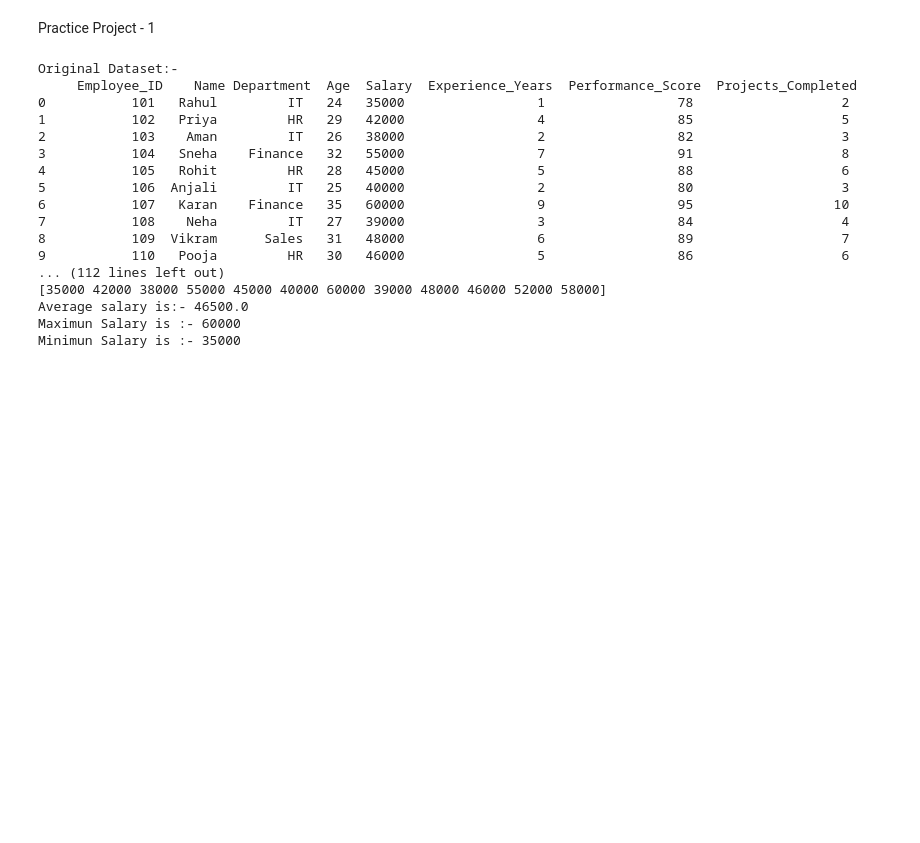
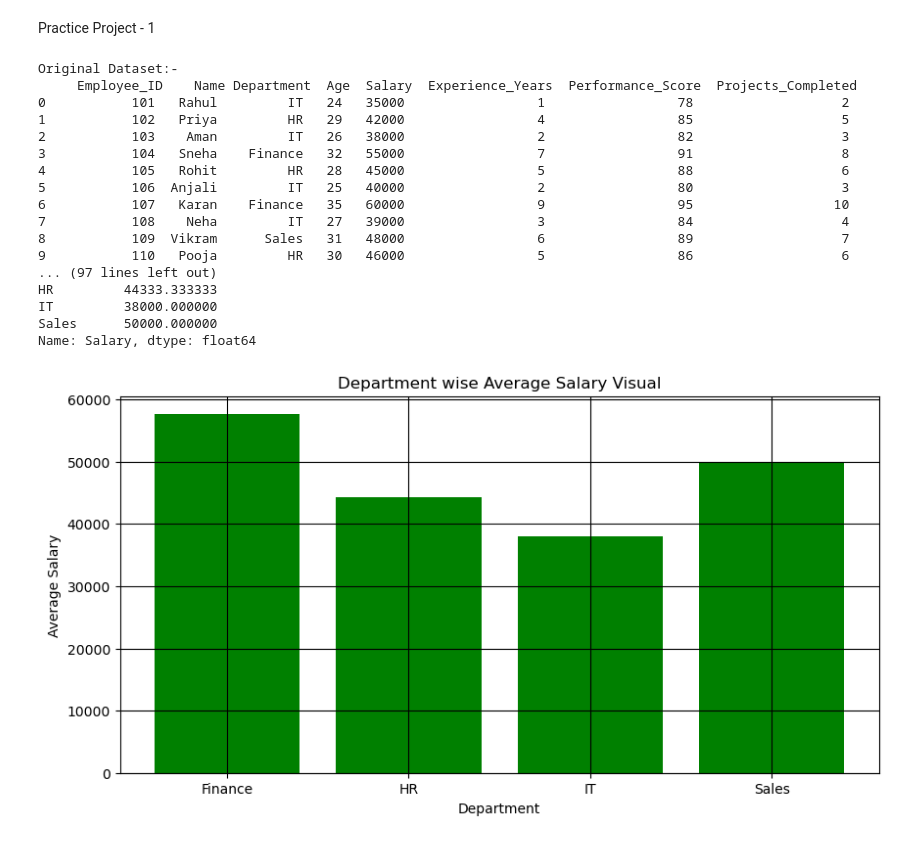
Before and after one commit to shripada-mahato/DS-Practice-Project, a Jupyter notebook: Practice_Project.ipynb, the cells around one changed output. Cells and saved outputs as stored; diff of their text form; code cells hidden in the pictures; blank space fills up the shorter version.

Commit message:
complete pandas and numpy section and take matplotlib library complete the first challenge on matplotlib other are still pending

```diff
--- a/Practice_Project.ipynb
+++ b/Practice_Project.ipynb
@@ -1,52 +1,75 @@
 # %% [markdown]
 Practice Project - 1
 # %%
-#All Library
+# All Library
 import pandas as pd
 import numpy as np
-#pandas section
+import matplotlib.pyplot as plt
+# pandas section
 
 data = pd.read_csv("employee_data_ds_practice.csv")
 print("Original Dataset:- \n",data.to_string())
-print("First five column:- \n",data.head(5))
+print("First five column:- \n",data.head(5).to_string())
 print("Find the number of rows and columns:- \n",data.shape)
 print("Display all column names. \n", data.columns)
 print("Check the data types. \n", data.dtypes)
 print("Check for missing values. \n",data.isna().sum())
 name_department_salary = data[['Name','Department','Salary']]
 print("Display only Name, Department, and Salary. \n",name_department_salary)
 emp_slry_45k = data[data['Salary']>45000]
-print("Find employees whose salary is greater than 45000. \n", emp_slry_45k)
+print("Find employees whose salary is greater than 45000. \n", emp_slry_45k.to_string())
 it_dept = data[data['Department']=='IT']
-print("It Dept Emp:- \n", it_dept)
+print("It Dept Emp:- \n", it_dept.to_string())
 slry_HL = data.sort_values('Salary',ascending=False)
-print("Highest to lowest Salary:- \n", slry_HL)
+print("Highest to lowest Salary:- \n", slry_HL.to_string())
 
-#numpy section
+# numpy section
 
 np_arr_slry = np.array(data["Salary"])
 print(np_arr_slry)
 ave_slry = np.mean(np_arr_slry)
 print("Average salary is:-",ave_slry)
 max_slry = np.max(np_arr_slry)
 print("Maximun Salary is :-",max_slry)
 min_slry = np.min(np_arr_slry)
 print("Minimun Salary is :-",min_slry)
+slry_difference = max_slry - min_slry
+print("salary difference between the highest-paid and lowest-paid employee:- ", slry_difference)
+data['salary increase(10%)'] = np.array(data['Salary'] / 10)
+data['Gross Salary'] = data['Salary'] + data['salary increase(10%)']
+print(data.to_string())
+
+for_mat = data.groupby('Department')['Salary'].mean()
+print(for_mat)
+
+# matplotlib section
+plt.figure(figsize=(10,5))
+plt.bar(for_mat.index,
+        for_mat.values,
+        color='green',
+        linewidth=2
+)
+plt.grid(color='black')
+plt.title("Department wise Average Salary Visual")
+plt.xlabel('Department')
+plt.ylabel('Average Salary')
+plt.show()
 # %% [output]
 Original Dataset:-
      Employee_ID    Name Department  Age  Salary  Experience_Years  Performance_Score  Projects_Completed
 0           101   Rahul         IT   24   35000                 1                 78                   2
 1           102   Priya         HR   29   42000                 4                 85                   5
 2           103    Aman         IT   26   38000                 2                 82                   3
 3           104   Sneha    Finance   32   55000                 7                 91                   8
 4           105   Rohit         HR   28   45000                 5                 88                   6
 5           106  Anjali         IT   25   40000                 2                 80                   3
 6           107   Karan    Finance   35   60000                 9                 95                  10
 7           108    Neha         IT   27   39000                 3                 84                   4
 8           109  Vikram      Sales   31   48000                 6                 89                   7
 9           110   Pooja         HR   30   46000                 5                 86                   6
-... (112 lines left out)
-[35000 42000 38000 55000 45000 40000 60000 39000 48000 46000 52000 58000]
-Average salary is:- 46500.0
-Maximun Salary is :- 60000
-Minimun Salary is :- 35000
+... (97 lines left out)
+HR         44333.333333
+IT         38000.000000
+Sales      50000.000000
+Name: Salary, dtype: float64
+[figure, added]
```
